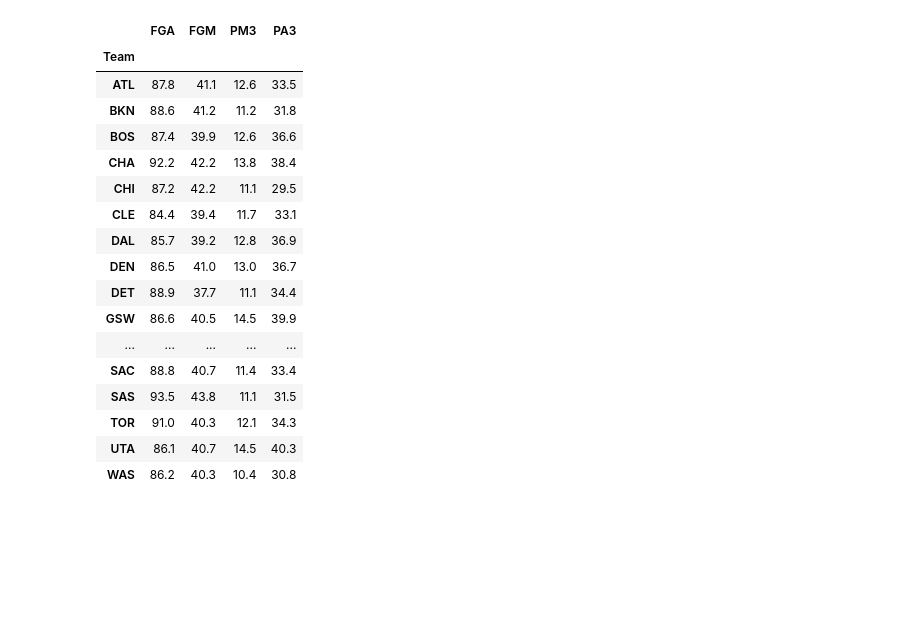
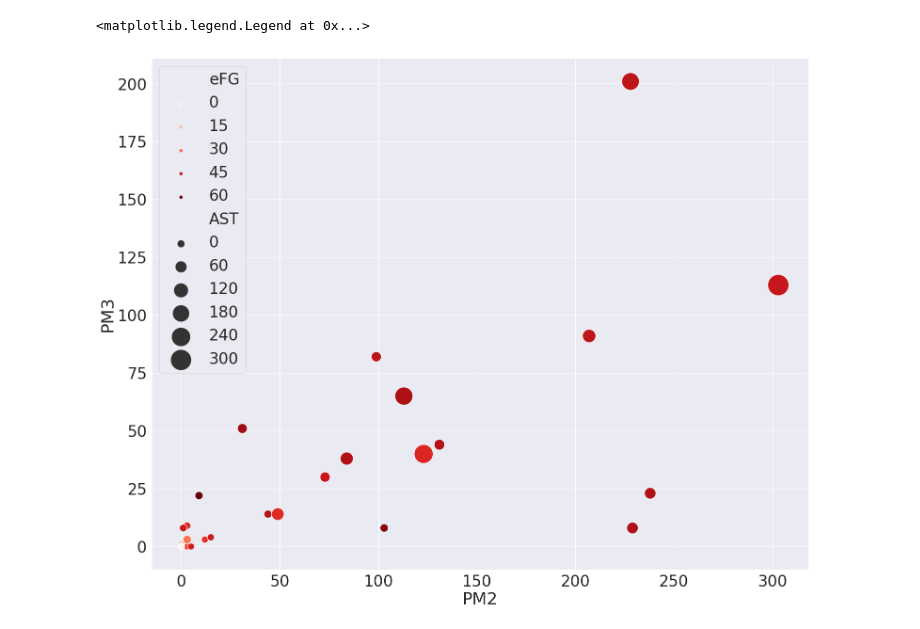
Before and after one commit to Blunt10K/NBA, a Jupyter notebook: notebooks/Pistons_analysis.ipynb, the cells around one changed output. Drawn from its saved outputs; the diff is of its cells as text; code cells hidden in the pictures; blank space fills up the shorter version.

Commit message:
Example Pistons plot

```diff
--- a/notebooks/Pistons_analysis.ipynb
+++ b/notebooks/Pistons_analysis.ipynb
@@ -91,5 +70,6 @@ det["%STL"] = 100*det["STL"]/det["STL"].sum()
 det["%TOV"] = 100*det["TOV"]/det["TOV"].sum()
 det["%BLK"] = 100*det["BLK"]/det["BLK"].sum()
 det["FTR"] = 100*det["FTA"]/det["FGA"]
+det['PM2'] = det['FGM'] - det['PM3']
 det = det.round(1)
 # %%
@@ -127,21 +77,14 @@ for i in means.columns:
-# %%
-means
-# %% [output]
-|  | FGA | FGM | PM3 | PA3 |
-| Team |  |  |  |  |
-| ATL | 87.8 | 41.1 | 12.6 | 33.5 |
-| BKN | 88.6 | 41.2 | 11.2 | 31.8 |
-| BOS | 87.4 | 39.9 | 12.6 | 36.6 |
-| CHA | 92.2 | 42.2 | 13.8 | 38.4 |
-| CHI | 87.2 | 42.2 | 11.1 | 29.5 |
-| CLE | 84.4 | 39.4 | 11.7 | 33.1 |
-| DAL | 85.7 | 39.2 | 12.8 | 36.9 |
-| DEN | 86.5 | 41.0 | 13.0 | 36.7 |
-| DET | 88.9 | 37.7 | 11.1 | 34.4 |
-| GSW | 86.6 | 40.5 | 14.5 | 39.9 |
-| ... | ... | ... | ... | ... |
-| SAC | 88.8 | 40.7 | 11.4 | 33.4 |
-| SAS | 93.5 | 43.8 | 11.1 | 31.5 |
-| TOR | 91.0 | 40.3 | 12.1 | 34.3 |
-| UTA | 86.1 | 40.7 | 14.5 | 40.3 |
-| WAS | 86.2 | 40.3 | 10.4 | 30.8 |
+# %%
+import matplotlib.pyplot as plt
+fig, ax = plt.subplots(figsize=(25,20))
+
+sns.set(font_scale=3)
+
+sns.scatterplot(data = det,x='PM2',y='PM3',size='AST',hue='eFG',hue_norm=(det['eFG'].min(),det['eFG'].max()),
+                ax=ax,sizes=(200,2000),size_norm=(det['AST'].min(),det['AST'].max()),
+                palette = 'Reds')#,legend=False)
+
+ax.legend(loc='upper left')
+# %% [output]
+<matplotlib.legend.Legend at 0x...>
+[figure, added]
```
Also changed, not shown: parts of 6 cells of this notebook.
